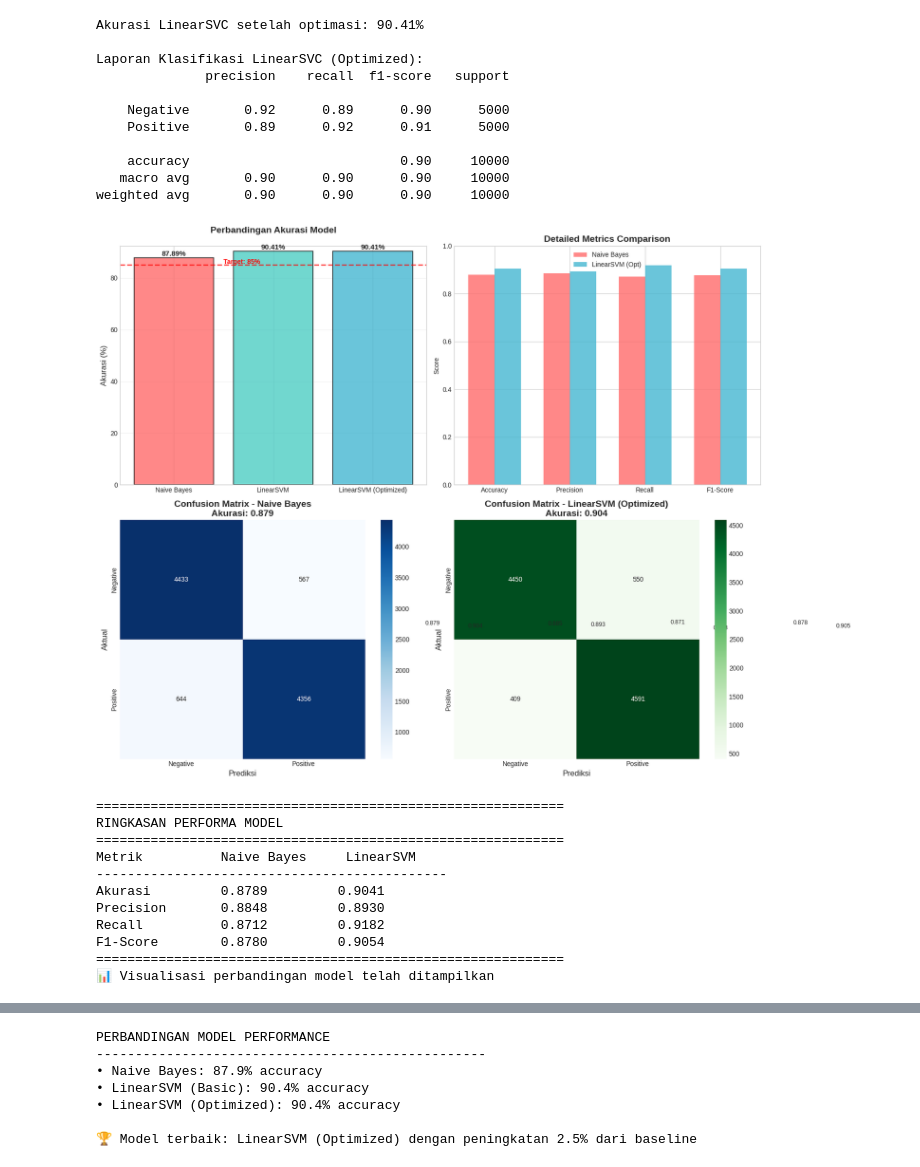
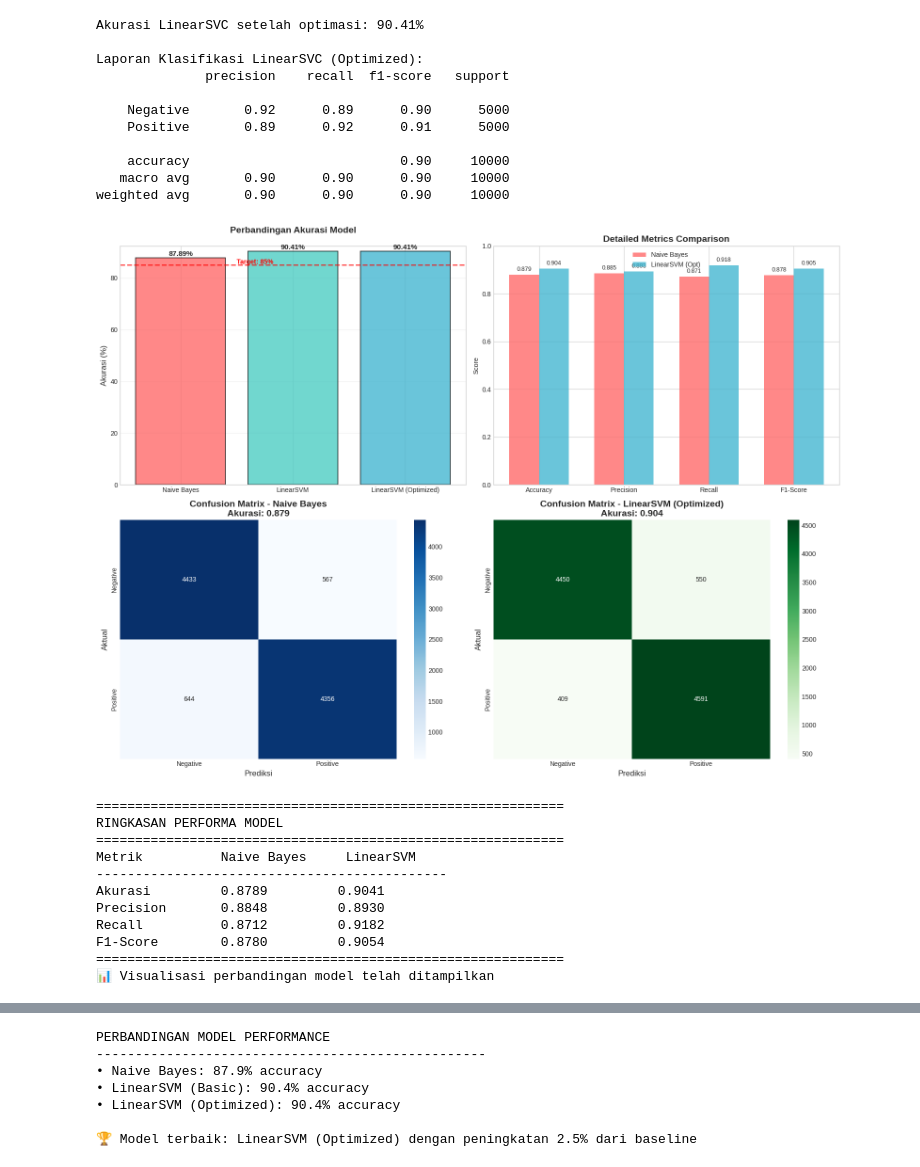
Before and after one commit to ElySimp/Sentiment-Analysis-SVM-Naive-Bayes, a Jupyter notebook: svm-naive-bayes-xai.ipynb, the cells around one changed output, grey strips where cells are left out. Drawn from its saved outputs; the diff is of its cells as text; code cells hidden in the pictures.

```diff
--- a/svm-naive-bayes-xai.ipynb
+++ b/svm-naive-bayes-xai.ipynb
@@ -337,11 +340,14 @@ f1_svm = f1_score(y_test, y_pred_best_linear_svm)
 models = ['Naive Bayes', 'LinearSVM', 'LinearSVM (Optimized)']
 accuracies = [accuracy_nb * 100, accuracy_linear_svm * 100, accuracy_best_linear_svm * 100]
 
+# Confusion matrices
 cm_nb = confusion_matrix(y_test, y_pred_nb)
 cm_svm = confusion_matrix(y_test, y_pred_best_linear_svm)
+
+# Create figure with 2x2 subplots
 fig, ((ax1, ax2), (ax3, ax4)) = plt.subplots(2, 2, figsize=(16, 12))
 
-# Perbandingan Akurasi
+# 1. Perbandingan Akurasi (Top Left)
 colors = ['#FF6B6B', '#4ECDC4', '#45B7D1']
 bars = ax1.bar(models, accuracies, color=colors, alpha=0.8, edgecolor='black', linewidth=1.2)
 
@@ -360,7 +366,7 @@ target_accuracy = 85
 ax1.axhline(y=target_accuracy, color='red', linestyle='--', alpha=0.7, linewidth=2)
 ax1.text(0.5, target_accuracy + 0.5, f'Target: {target_accuracy}%', color='red', weight='bold')
 
-# Detailed Metrics Comparison
+# 2. Detailed Metrics Comparison (Top Right)
 metrics_data = {
     'Naive Bayes': [accuracy_nb, precision_nb, recall_nb, f1_nb],
     'LinearSVM (Opt)': [accuracy_best_linear_svm, precision_svm, recall_svm, f1_svm]
@@ -382,45 +388,47 @@ ax2.set_xticklabels(metrics_names)
 ax2.legend()
 ax2.set_ylim(0, 1)
 
-# Confusion Matrix Naive Bayes
+# Add values on bars - FIXED: Use correct axes (ax2, not ax4)
+def add_bar_values(bars, ax):
+    for bar in bars:
+        height = bar.get_height()
+        ax.text(bar.get_x() + bar.get_width()/2., height + 0.01,
+                f'{height:.3f}', ha='center', va='bottom', fontsize=9)
+
+add_bar_values(bars1, ax2)
+add_bar_values(bars2, ax2)
+
+# 3. Confusion Matrix Naive Bayes (Bottom Left)
 sns.heatmap(cm_nb, annot=True, fmt='d', cmap='Blues', ax=ax3,
             xticklabels=['Negative', 'Positive'], yticklabels=['Negative', 'Positive'])
 ax3.set_title(f'Confusion Matrix - Naive Bayes\nAkurasi: {accuracy_nb:.3f}', fontsize=14, weight='bold')
 ax3.set_xlabel('Prediksi', fontsize=12)
 ax3.set_ylabel('Aktual', fontsize=12)
 
-# Confusion Matrix SVM
+# 4. Confusion Matrix SVM (Bottom Right)
 sns.heatmap(cm_svm, annot=True, fmt='d', cmap='Greens', ax=ax4,
             xticklabels=['Negative', 'Positive'], yticklabels=['Negative', 'Positive'])
 ax4.set_title(f'Confusion Matrix - LinearSVM (Optimized)\nAkurasi: {accuracy_best_linear_svm:.3f}',
               fontsize=14, weight='bold')
 ax4.set_xlabel('Prediksi', fontsize=12)
 ax4.set_ylabel('Aktual', fontsize=12)
-
-
-# Tambahkan nilai pada bar
-for bars in [bars1, bars2]:
-    for bar in bars:
-        height = bar.get_height()
-        ax4.text(bar.get_x() + bar.get_width()/2., height + 0.01,
-                f'{height:.3f}', ha='center', va='bottom', fontsize=9)
 
 plt.tight_layout()
 plt.show()
 
 print("\n" + "="*60)
 print("RINGKASAN PERFORMA MODEL")
 print("="*60)
 print(f"{'Metrik':<15} {'Naive Bayes':<15} {'LinearSVM':<15}")
 print("-"*45)
 print(f"{'Akurasi':<15} {accuracy_nb:.4f}         {accuracy_best_linear_svm:.4f}")
 print(f"{'Precision':<15} {precision_nb:.4f}         {precision_svm:.4f}")
 print(f"{'Recall':<15} {recall_nb:.4f}         {recall_svm:.4f}")
 print(f"{'F1-Score':<15} {f1_nb:.4f}         {f1_svm:.4f}")
 print("="*60)
 print("📊 Visualisasi perbandingan model telah ditampilkan")
 # %% [output]
-[figure, old version]
+[figure, new version]
 ============================================================
 RINGKASAN PERFORMA MODEL
 ============================================================
```
Also changed, not shown: parts of 6 cells of this notebook, 4 other files.
